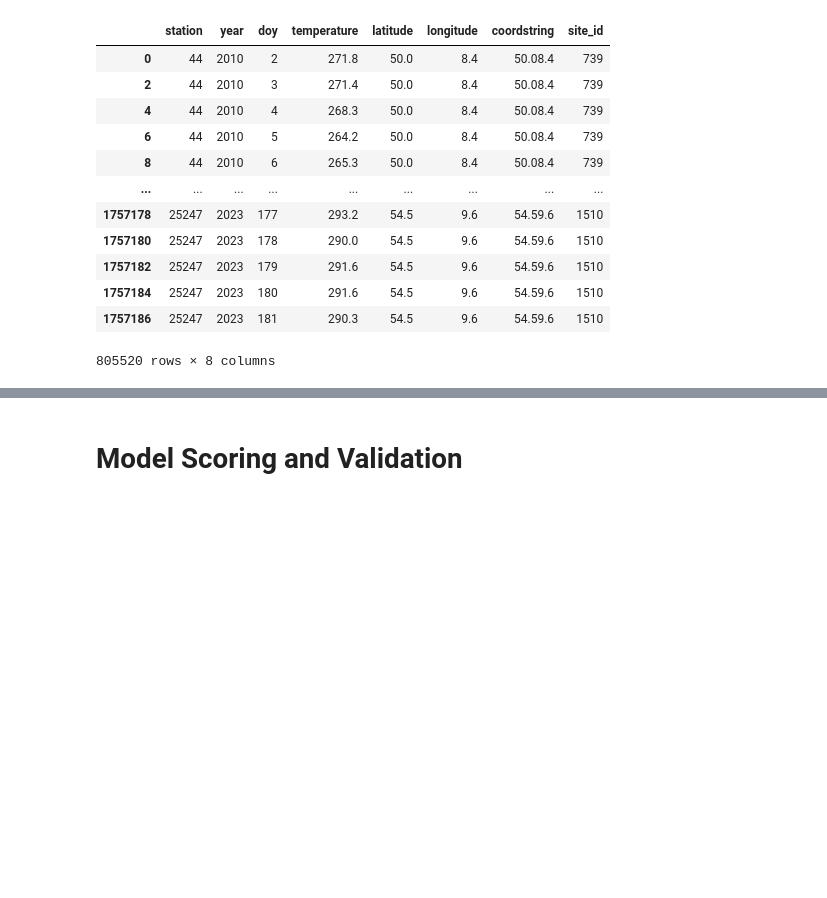
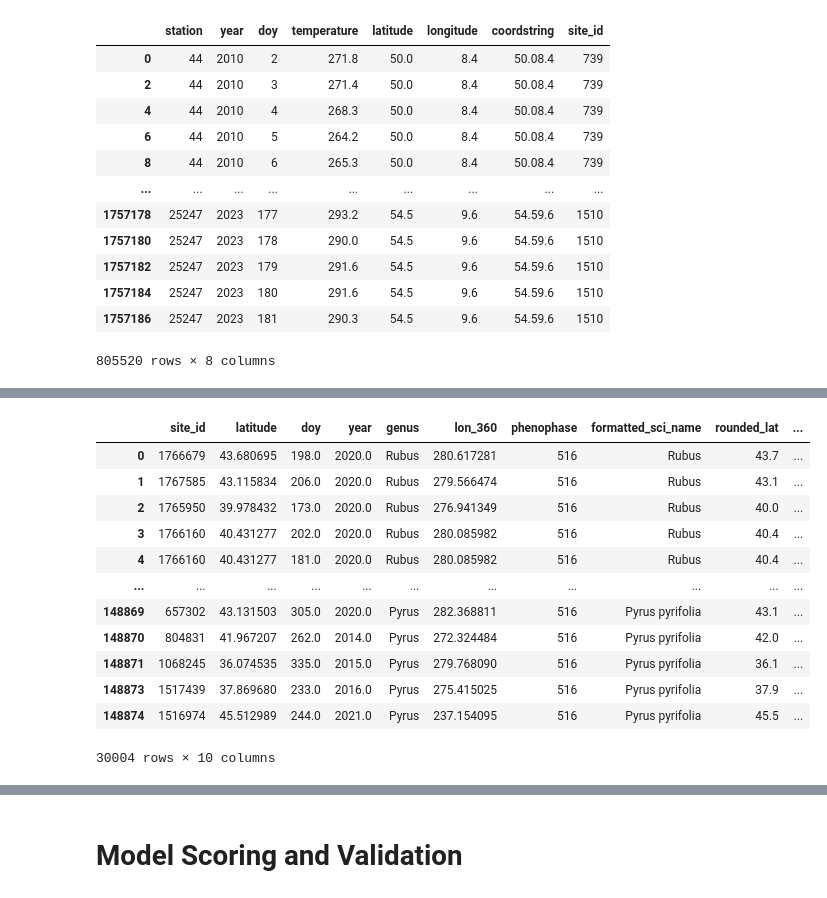
Before and after one commit to falling-fruit/dfg-seasons, a Jupyter notebook: modelling/high_res_models_finalized.ipynb, the cells around one changed output, grey strips where cells are left out. Saved outputs shown, nothing was run; the diff lists cells and outputs as text; code cells hidden in the pictures; blank space fills up the shorter version.

```diff
--- a/modelling/high_res_models_finalized.ipynb
+++ b/modelling/high_res_models_finalized.ipynb
@@ -370,0 +345,16 @@ def train_species_models(full_plant_data, full_weather_data):
+# %%
+filtered_plants
+# %% [output]
+|  | site_id | latitude | doy | year | genus | lon_360 | phenophase | formatted_sci_name | rounded_lat | ... |
+| 0 | 1766679 | 43.680695 | 198.0 | 2020.0 | Rubus | 280.617281 | 516 | Rubus | 43.7 | ... |
+| 1 | 1767585 | 43.115834 | 206.0 | 2020.0 | Rubus | 279.566474 | 516 | Rubus | 43.1 | ... |
+| 2 | 1765950 | 39.978432 | 173.0 | 2020.0 | Rubus | 276.941349 | 516 | Rubus | 40.0 | ... |
+| 3 | 1766160 | 40.431277 | 202.0 | 2020.0 | Rubus | 280.085982 | 516 | Rubus | 40.4 | ... |
+| 4 | 1766160 | 40.431277 | 181.0 | 2020.0 | Rubus | 280.085982 | 516 | Rubus | 40.4 | ... |
+| ... | ... | ... | ... | ... | ... | ... | ... | ... | ... | ... |
+| 148869 | 657302 | 43.131503 | 305.0 | 2020.0 | Pyrus | 282.368811 | 516 | Pyrus pyrifolia | 43.1 | ... |
+| 148870 | 804831 | 41.967207 | 262.0 | 2014.0 | Pyrus | 272.324484 | 516 | Pyrus pyrifolia | 42.0 | ... |
+| 148871 | 1068245 | 36.074535 | 335.0 | 2015.0 | Pyrus | 279.768090 | 516 | Pyrus pyrifolia | 36.1 | ... |
+| 148873 | 1517439 | 37.869680 | 233.0 | 2016.0 | Pyrus | 275.415025 | 516 | Pyrus pyrifolia | 37.9 | ... |
+| 148874 | 1516974 | 45.512989 | 244.0 | 2021.0 | Pyrus | 237.154095 | 516 | Pyrus pyrifolia | 45.5 | ... |
+30004 rows × 10 columns
```
Also changed, not shown: parts of 18 cells of this notebook.
